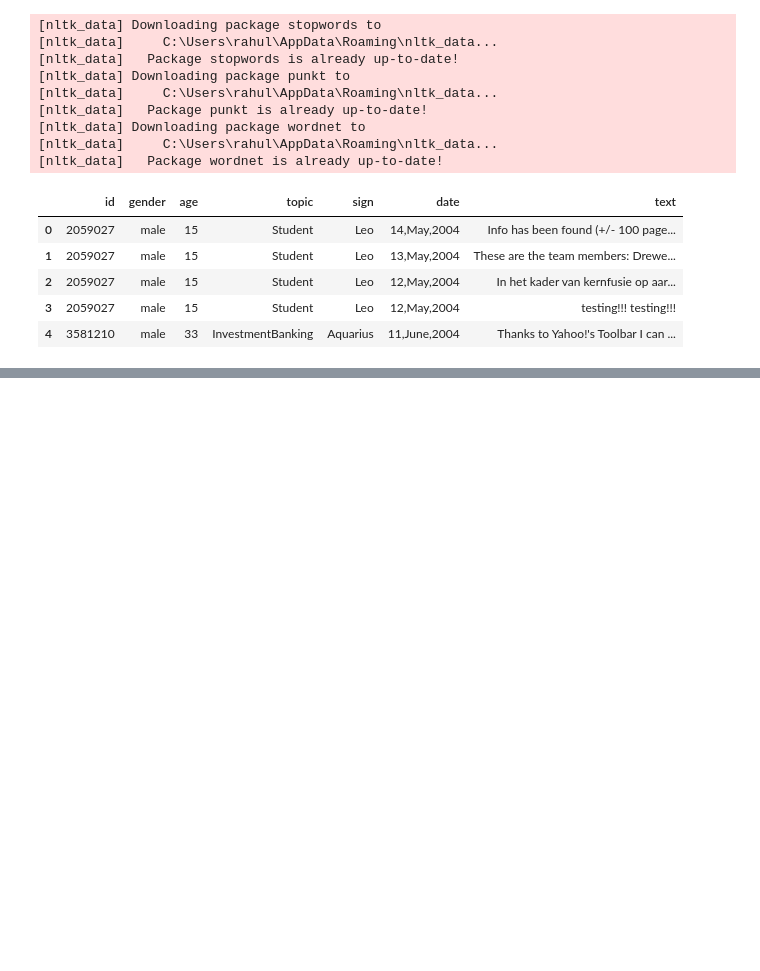
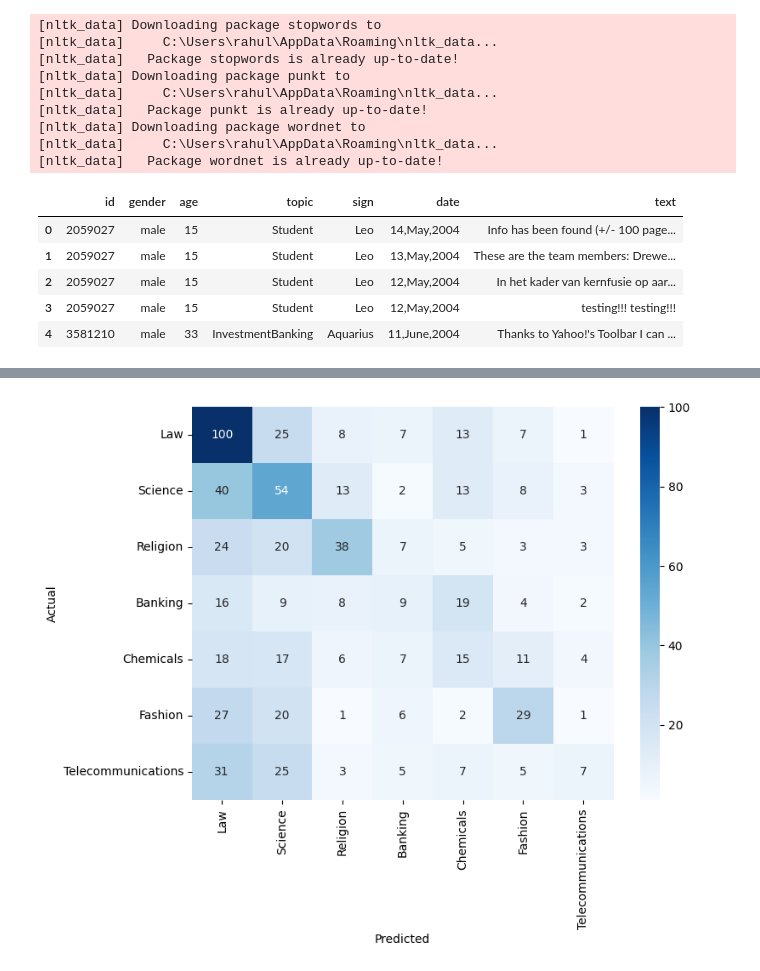
Before and after one commit to iamrahulthorat/BlogTopicClassification, a Jupyter notebook: notebooks/MulticlassTextClassification.ipynb, the cells around one changed output, grey strips where cells are left out. Drawn from its saved outputs; the diff is of its cells as text; code cells hidden in the pictures; blank space fills up the shorter version.

```diff
--- a/notebooks/MulticlassTextClassification.ipynb
+++ b/notebooks/MulticlassTextClassification.ipynb
@@ -51,5 +51,7 @@ df.head()
 | 2 | 2059027 | male | 15 | Student | Leo | 12,May,2004 | In het kader van kernfusie op aar... |
 | 3 | 2059027 | male | 15 | Student | Leo | 12,May,2004 | testing!!! testing!!! |
 | 4 | 3581210 | male | 33 | InvestmentBanking | Aquarius | 11,June,2004 | Thanks to Yahoo!'s Toolbar I can ... |
+# %%
+df = df.sample(n=50000, random_state=42)
 # %%
 df.dropna()
@@ -73,4 +148,4 @@ df["topic"].value_counts()
 # %%
-options = ["Technology", "Arts", "Education", "Communications-Media", "Internet", "Non-Profit", "Engineering"]
+options = ["Law", "Science", "Religion", "Fashion", "Banking", "Chemicals", "Telecommunications"]
 df = df.loc[df["topic"].isin(options)]
 df
@@ -155,7 +333,7 @@ df.head()
 # %%
 # Further Text processing using TF-IDF
 
-tfidf = TfidfVectorizer(sublinear_tf=True, min_df=5, max_features=5000, ngram_range=(1,2), stop_words="english")
+tfidf = TfidfVectorizer(sublinear_tf=True, min_df=5, ngram_range=(1,2), stop_words="english")
 
 # Transforming each text into a vector
 features = tfidf.fit_transform(df.text).toarray()
@@ -200,0 +433,8 @@ cv_df = pd.DataFrame(entries, columns=["model_name", "fold_idx", "accuracy"])
+# %%
+# Evaluation of Text Classification Model
+
+X_train, X_test, y_train, y_test,indices_train,indices_test = train_test_split(features, labels, df.index, test_size=0.25, random_state=42)
+model = LinearSVC()
+model.fit(X_train, y_train)
+y_pred = model.predict(X_test)
+print("Accuracy: %.4f" % accuracy_score(y_test, y_pred))
@@ -200,0 +460,11 @@ cv_df = pd.DataFrame(entries, columns=["model_name", "fold_idx", "accuracy"])
+# %%
+# Now let's plot the confusion matrix to check the miss classified predictions
+
+conf_mat = confusion_matrix(y_test, y_pred)
+fig, ax = plt.subplots(figsize=(8,6))
+sns.heatmap(conf_mat, annot=True, cmap="Blues", fmt="d", xticklabels=topic_id_df.topic.values, yticklabels=topic_id_df.topic.values)
+plt.ylabel("Actual")
+plt.xlabel("Predicted")
+plt.show()
+# %% [output]
+[figure, added]
```
Also changed, not shown: parts of 30 cells of this notebook, 1 other file.
